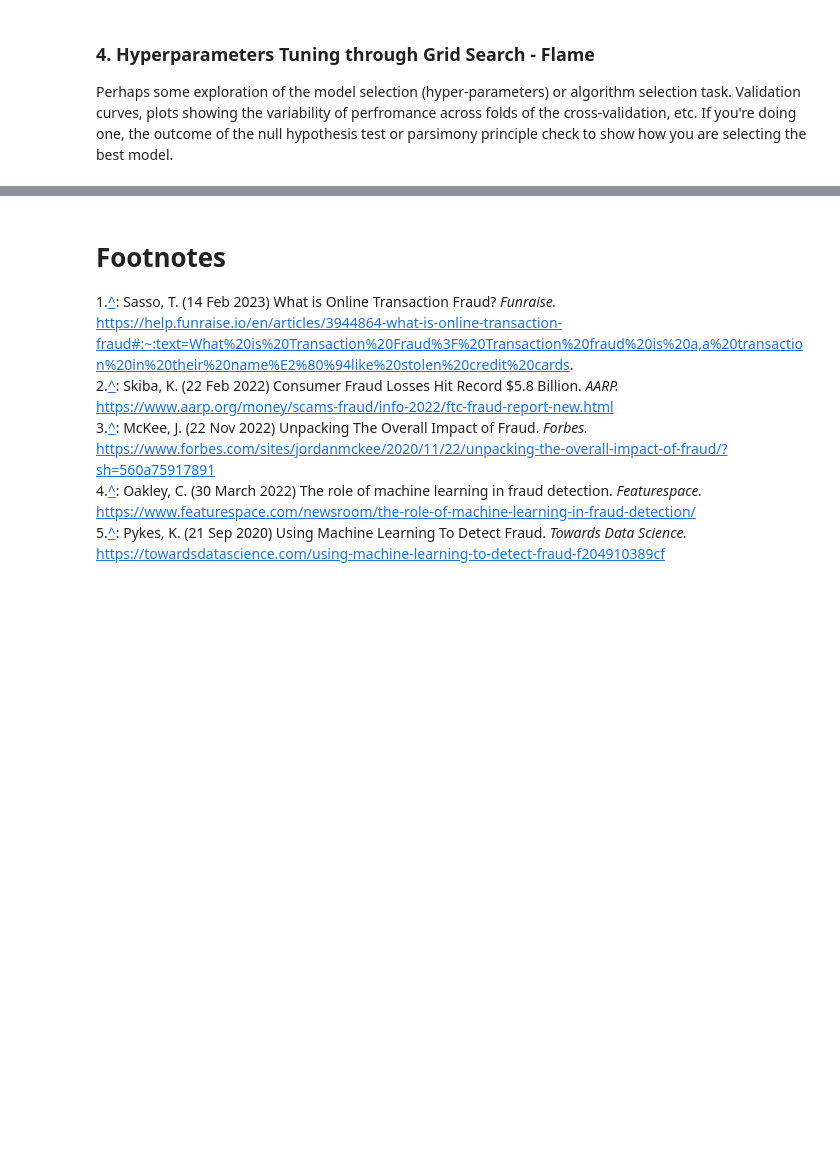
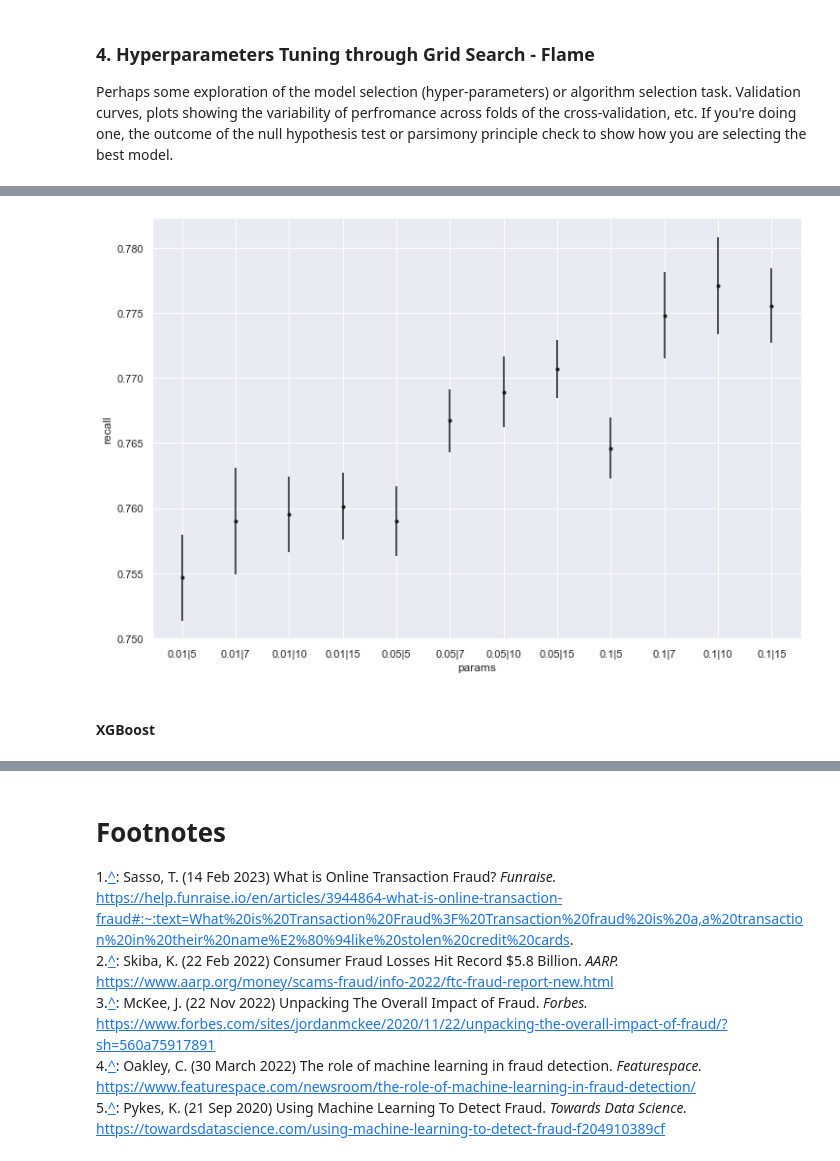
Before and after one commit to COGS118A/Group005-Wi23, a Jupyter notebook: FinalProjectGroup005-Wi23.ipynb, the cells around one changed output, grey strips where cells are left out. Cells and saved outputs as stored; diff of their text form; code cells hidden in the pictures; blank space fills up the shorter version.

```diff
--- a/FinalProjectGroup005-Wi23.ipynb
+++ b/FinalProjectGroup005-Wi23.ipynb
@@ -575,0 +547,9 @@ Reiterate your main point and in just a few sentences tell us how your results s
+# %%
+def plot_results(gridsearchcv): # code from d6
+    params = gridsearchcv.cv_results_["params"]
+    ys = gridsearchcv.cv_results_["mean_test_score"]
+    xs = ['|'.join(str(v) for v in param.values()) for param in params]
+    yerr = gridsearchcv.cv_results_["std_test_score"]
+    plt.errorbar(xs, ys, yerr / np.sqrt(gridsearchcv.cv), fmt='.k')
+    plt.ylabel("recall")
+    plt.xlabel("params")
@@ -575,0 +571,7 @@ Reiterate your main point and in just a few sentences tell us how your results s
+# %%
+plt.figure(figsize=(12,8))
+plot_results(lgbmcv)
+# %% [output]
+[figure, added]
+# %% [markdown]
+#### XGBoost
```
Also changed, not shown: parts of 41 cells of this notebook.
